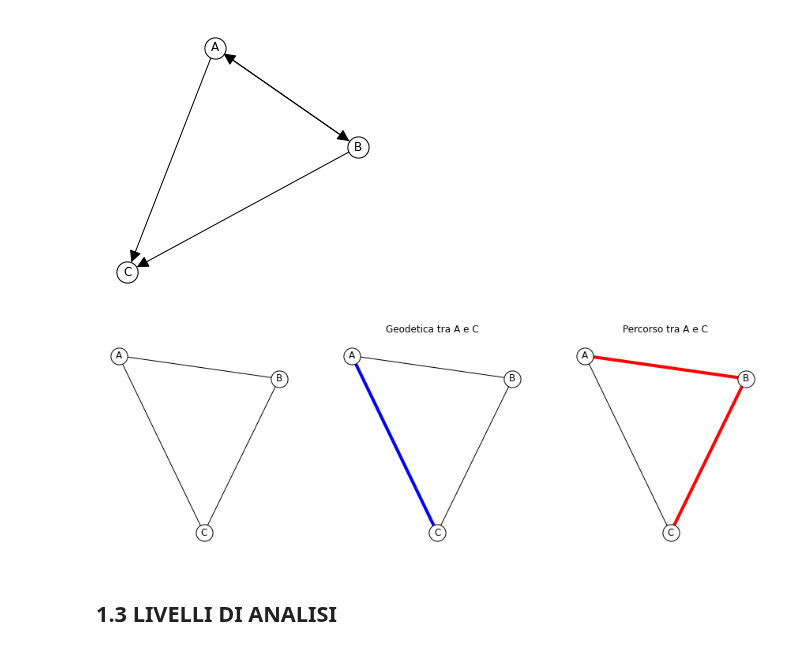
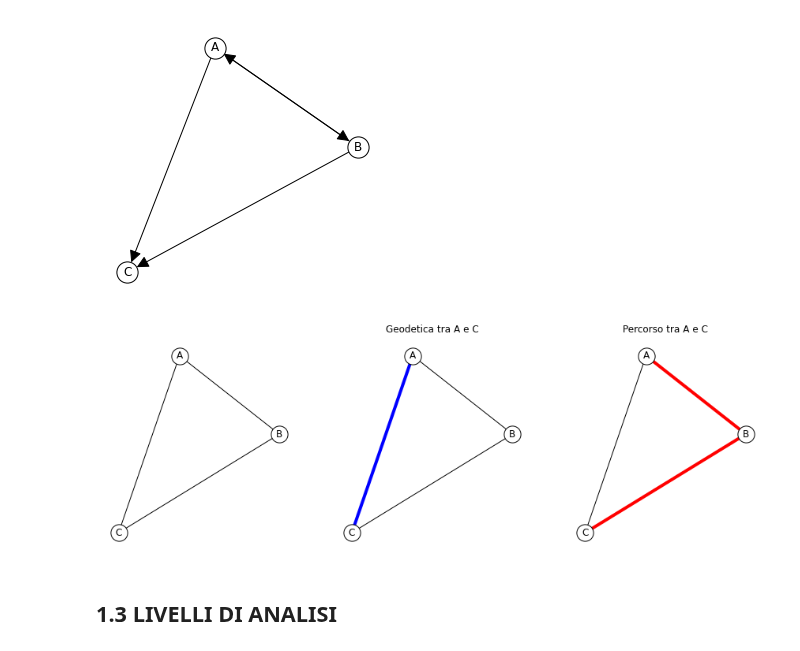
Before and after one commit to alkaest2002/ABGrid, a Jupyter notebook: materials/course 101/esercitazione.ipynb, the cells around one changed output. Cells and saved outputs as stored; diff of their text form; code cells hidden in the pictures.

```diff
--- a/materials/course 101/esercitazione.ipynb
+++ b/materials/course 101/esercitazione.ipynb
@@ -25,6 +25,7 @@ BASE_OPTIONS = {
     "node_size": NODE_SIZE,
     "node_color": "white",
     "edgecolors": "black",
+    "font_color": "black",
     "linewidths": 1,
     "width": 1,
     "arrowsize": 25
@@ -101,17 +102,19 @@ nx.draw_networkx(Td, nx.random_layout(Td, seed=SEED), **BASE_OPTIONS, ax=ax);
 # %%
 # ESEMPI DI PERCORSO
 # (il percorso più breve tra due nodi si chiama geodetica)
 fig, (ax1, ax2, ax3) = plt.subplots(figsize=(15,5), nrows=1, ncols=3)
 for ax in (ax1, ax2, ax3): ax.axis('off')
-nx.draw_networkx(Tu, pos, **BASE_OPTIONS, ax=ax1)
-nx.draw_networkx(Tu, pos, **BASE_OPTIONS, ax=ax2)
-nx.draw_networkx_edges(Tu, pos, edgelist=[("A","C")], edge_color="b", width=4, ax=ax2)
-nx.draw_networkx(Tu, pos, **BASE_OPTIONS, ax=ax3);
-nx.draw_networkx_edges(Tu, pos, edgelist=[("A","B"),("B","C")], edge_color="r", width=4, ax=ax3);
+nx.draw_networkx(Tu, nx.random_layout(Td, seed=SEED), **BASE_OPTIONS, ax=ax1)
+nx.draw_networkx(Tu, nx.random_layout(Td, seed=SEED), **BASE_OPTIONS, ax=ax2)
+nx.draw_networkx_edges(Tu, nx.random_layout(Td, seed=SEED),
+    edgelist=[("A","C")], edge_color="b", width=4, ax=ax2)
+nx.draw_networkx(Tu, nx.random_layout(Td, seed=SEED), **BASE_OPTIONS, ax=ax3);
+nx.draw_networkx_edges(Tu, nx.random_layout(Td, seed=SEED),
+    edgelist=[("A","B"),("B","C")], edge_color="r", width=4, ax=ax3);
 ax2.set_title("Geodetica tra A e C");
 ax3.set_title("Percorso tra A e C");
 # %% [output]
-[figure, old version]
+[figure, new version]
 # %% [markdown]
 ## 1.3 LIVELLI DI ANALISI
 # %% [markdown]
```
Also changed, not shown: parts of 23 cells of this notebook.
